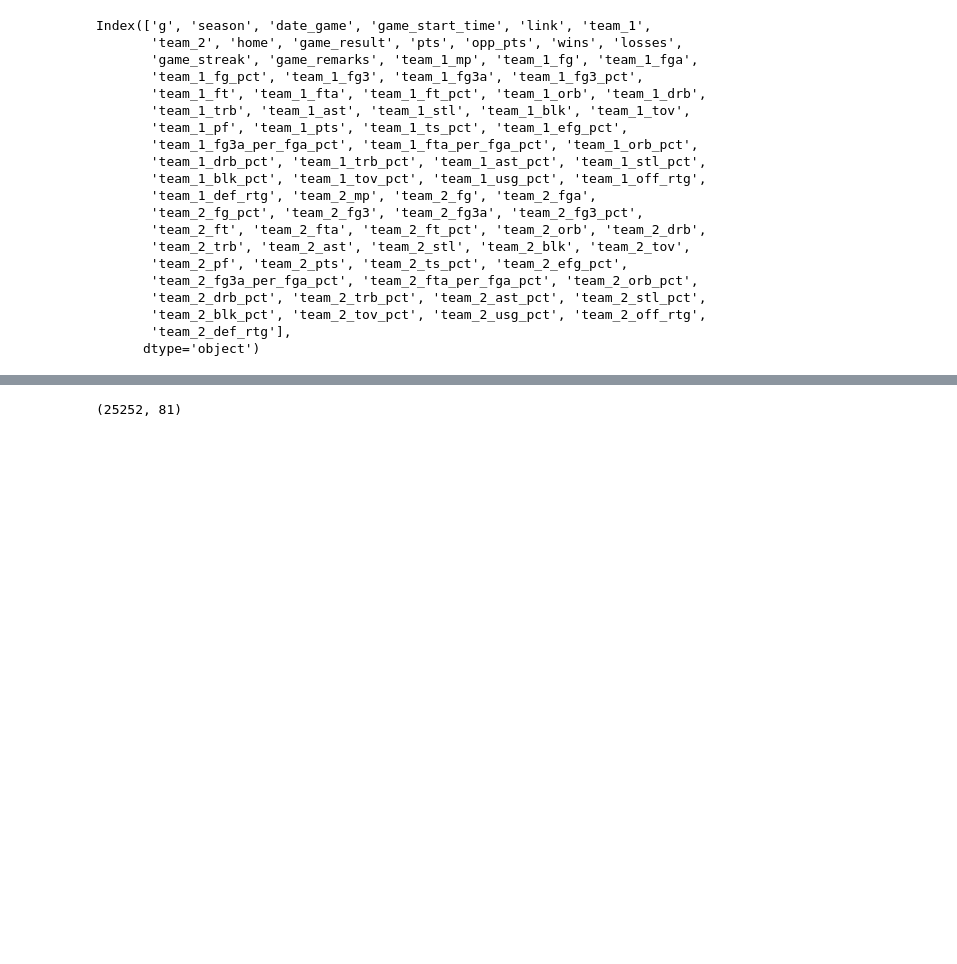
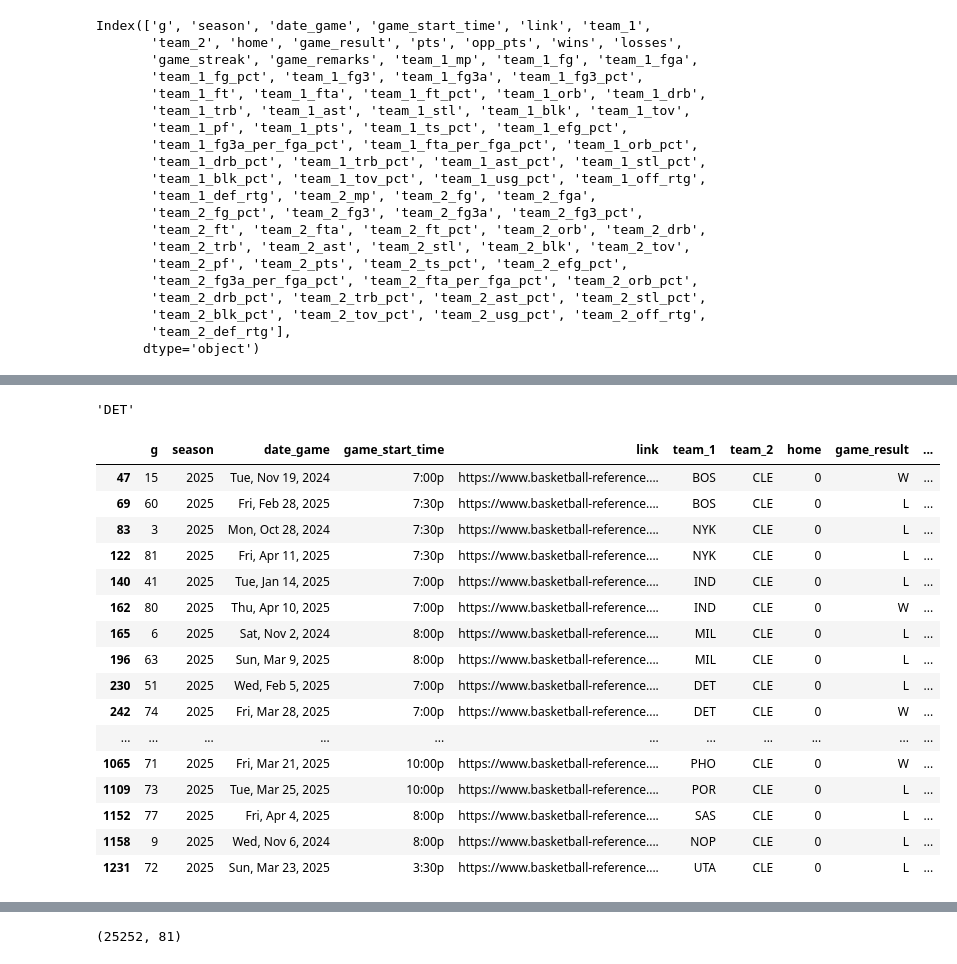
Before and after one commit to thiagogadelhaa/ama_2025, a Jupyter notebook: 2 - Pre-processamento.ipynb, the cells around one changed output, grey strips where cells are left out. Saved outputs shown, nothing was run; the diff lists cells and outputs as text; code cells hidden in the pictures; blank space fills up the shorter version.

```diff
--- a/2 - Pre-processamento.ipynb
+++ b/2 - Pre-processamento.ipynb
@@ -95,9 +95,9 @@ for index, row in df_scrapping.iterrows():
 
 
     query = df_completo[(df_completo['season'] == row['season']) & (df_completo['date_game'] == row['date_game']) &
-                (df_completo['team_1'] == team_2) & (df_completo['team_2'] == team_1)]
+                (df_completo['team_1'] == team_1) & (df_completo['team_2'] == team_2)]
 
-
+    print(row)
 
     game_index_team_2 = query.iloc[0]['g']
 
@@ -147,0 +162,25 @@ for index, row in df_scrapping.iterrows():
+# %%
+row['team_2']
+# %% [output]
+'DET'
+# %%
+query = df_completo[(df_completo['team_2'] == team_1) ]
+query
+# %% [output]
+|  | g | season | date_game | game_start_time | link | team_1 | team_2 | home | game_result | ... |
+| 47 | 15 | 2025 | Tue, Nov 19, 2024 | 7:00p | https://www.basketball-reference.... | BOS | CLE | 0 | W | ... |
+| 69 | 60 | 2025 | Fri, Feb 28, 2025 | 7:30p | https://www.basketball-reference.... | BOS | CLE | 0 | L | ... |
+| 83 | 3 | 2025 | Mon, Oct 28, 2024 | 7:30p | https://www.basketball-reference.... | NYK | CLE | 0 | L | ... |
+| 122 | 81 | 2025 | Fri, Apr 11, 2025 | 7:30p | https://www.basketball-reference.... | NYK | CLE | 0 | L | ... |
+| 140 | 41 | 2025 | Tue, Jan 14, 2025 | 7:00p | https://www.basketball-reference.... | IND | CLE | 0 | L | ... |
+| 162 | 80 | 2025 | Thu, Apr 10, 2025 | 7:00p | https://www.basketball-reference.... | IND | CLE | 0 | W | ... |
+| 165 | 6 | 2025 | Sat, Nov 2, 2024 | 8:00p | https://www.basketball-reference.... | MIL | CLE | 0 | L | ... |
+| 196 | 63 | 2025 | Sun, Mar 9, 2025 | 8:00p | https://www.basketball-reference.... | MIL | CLE | 0 | L | ... |
+| 230 | 51 | 2025 | Wed, Feb 5, 2025 | 7:00p | https://www.basketball-reference.... | DET | CLE | 0 | L | ... |
+| 242 | 74 | 2025 | Fri, Mar 28, 2025 | 7:00p | https://www.basketball-reference.... | DET | CLE | 0 | W | ... |
+| ... | ... | ... | ... | ... | ... | ... | ... | ... | ... | ... |
+| 1065 | 71 | 2025 | Fri, Mar 21, 2025 | 10:00p | https://www.basketball-reference.... | PHO | CLE | 0 | W | ... |
+| 1109 | 73 | 2025 | Tue, Mar 25, 2025 | 10:00p | https://www.basketball-reference.... | POR | CLE | 0 | L | ... |
+| 1152 | 77 | 2025 | Fri, Apr 4, 2025 | 8:00p | https://www.basketball-reference.... | SAS | CLE | 0 | L | ... |
+| 1158 | 9 | 2025 | Wed, Nov 6, 2024 | 8:00p | https://www.basketball-reference.... | NOP | CLE | 0 | L | ... |
+| 1231 | 72 | 2025 | Sun, Mar 23, 2025 | 3:30p | https://www.basketball-reference.... | UTA | CLE | 0 | L | ... |
```
Also changed, not shown: parts of 4 cells of this notebook, 4 other files.
